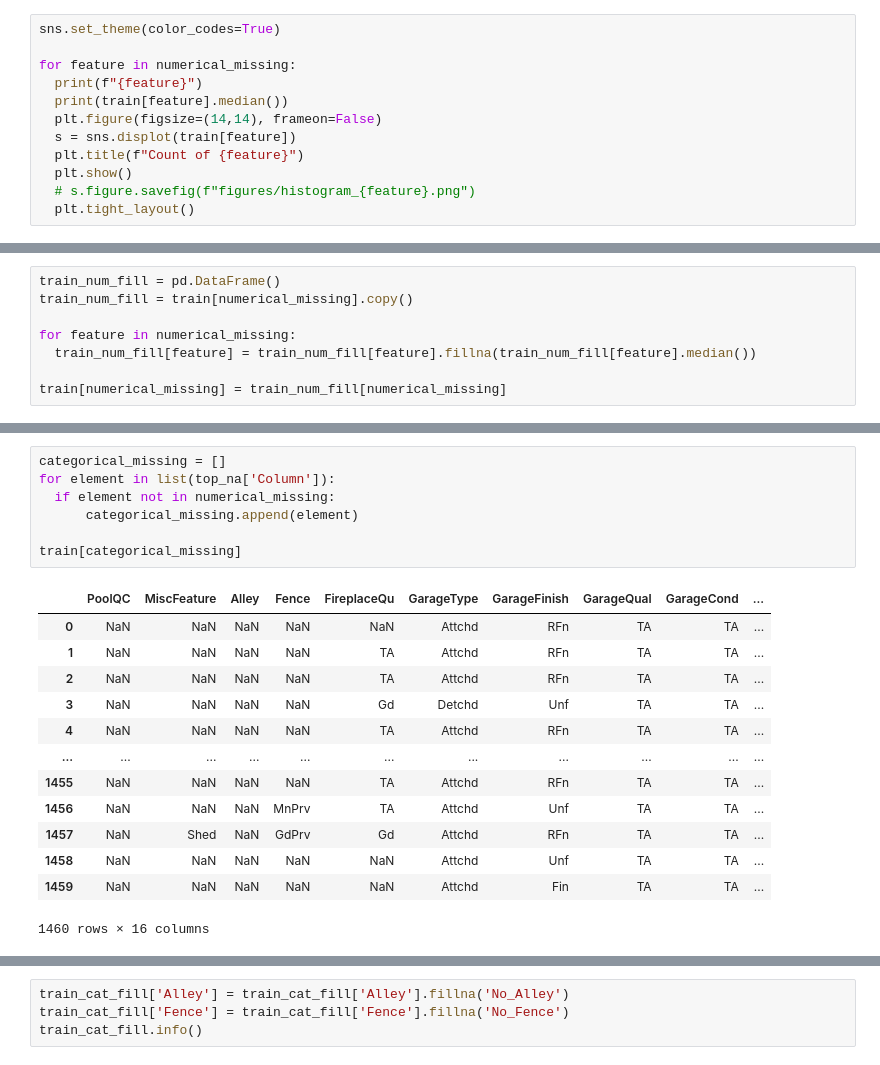
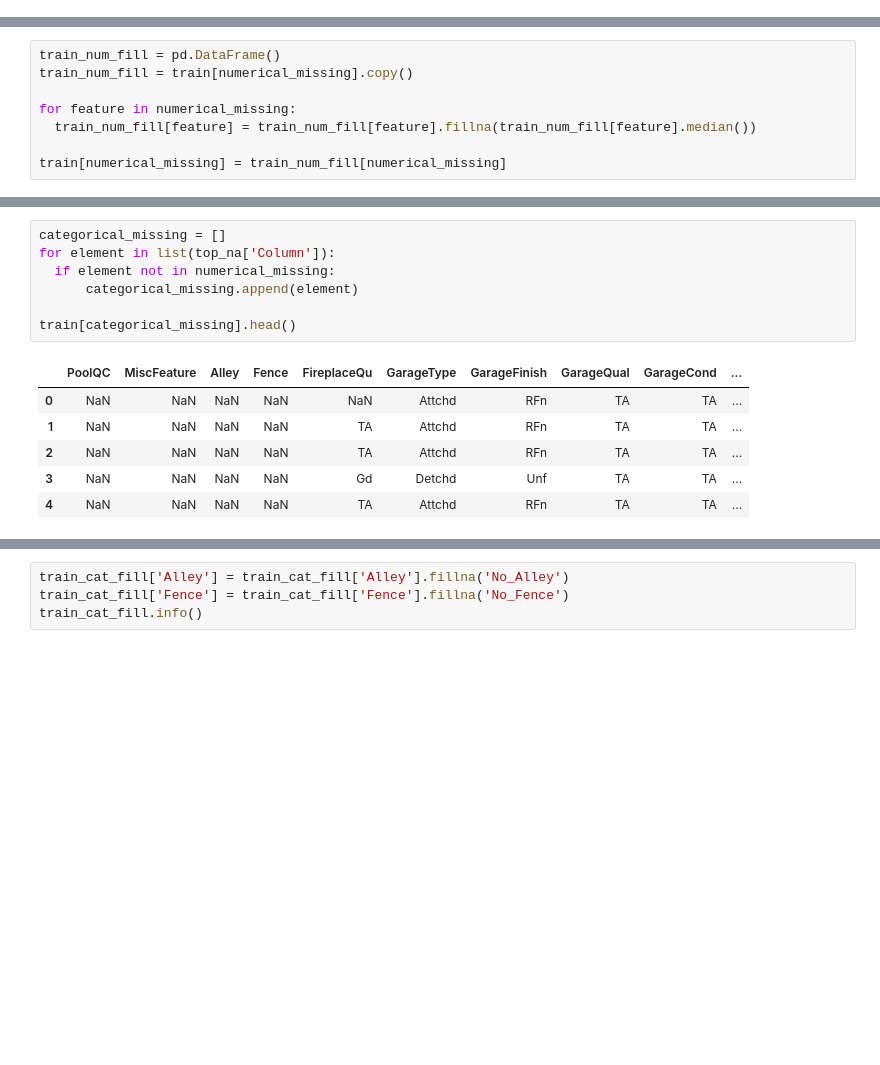
Before and after one commit to oimartin/Predicting_House_Prices, a Jupyter notebook: predicting_home_prices.ipynb, the cells around one changed output, grey strips where cells are left out. Saved outputs shown, nothing was run; the diff lists cells and outputs as text; blank space fills up the shorter version.

```diff
--- a/predicting_home_prices.ipynb
+++ b/predicting_home_prices.ipynb
@@ -90,15 +93,3 @@ numerical_missing = list(train[list(top_na['Column'])].describe().columns)
 numerical_missing
 # %% [output]
 ['LotFrontage', 'GarageYrBlt', 'MasVnrArea']
-# %%
-sns.set_theme(color_codes=True)
-
-for feature in numerical_missing:
-  print(f"{feature}")
-  print(train[feature].median())
-  plt.figure(figsize=(14,14), frameon=False)
-  s = sns.displot(train[feature])
-  plt.title(f"Count of {feature}")
-  plt.show()
-  # s.figure.savefig(f"figures/histogram_{feature}.png")
-  plt.tight_layout()
@@ -157,21 +104,14 @@ MasVnrArea
 # %%
 categorical_missing = []
 for element in list(top_na['Column']):
   if element not in numerical_missing:
       categorical_missing.append(element)
 
-train[categorical_missing]
+train[categorical_missing].head()
 # %% [output]
 |  | PoolQC | MiscFeature | Alley | Fence | FireplaceQu | GarageType | GarageFinish | GarageQual | GarageCond | ... |
 | 0 | NaN | NaN | NaN | NaN | NaN | Attchd | RFn | TA | TA | ... |
 | 1 | NaN | NaN | NaN | NaN | TA | Attchd | RFn | TA | TA | ... |
 | 2 | NaN | NaN | NaN | NaN | TA | Attchd | RFn | TA | TA | ... |
 | 3 | NaN | NaN | NaN | NaN | Gd | Detchd | Unf | TA | TA | ... |
 | 4 | NaN | NaN | NaN | NaN | TA | Attchd | RFn | TA | TA | ... |
-| ... | ... | ... | ... | ... | ... | ... | ... | ... | ... | ... |
-| 1455 | NaN | NaN | NaN | NaN | TA | Attchd | RFn | TA | TA | ... |
-| 1456 | NaN | NaN | NaN | MnPrv | TA | Attchd | Unf | TA | TA | ... |
-| 1457 | NaN | Shed | NaN | GdPrv | Gd | Attchd | RFn | TA | TA | ... |
-| 1458 | NaN | NaN | NaN | NaN | NaN | Attchd | Unf | TA | TA | ... |
-| 1459 | NaN | NaN | NaN | NaN | NaN | Attchd | Fin | TA | TA | ... |
-1460 rows × 16 columns
```
Also changed, not shown: parts of 19 cells of this notebook.
